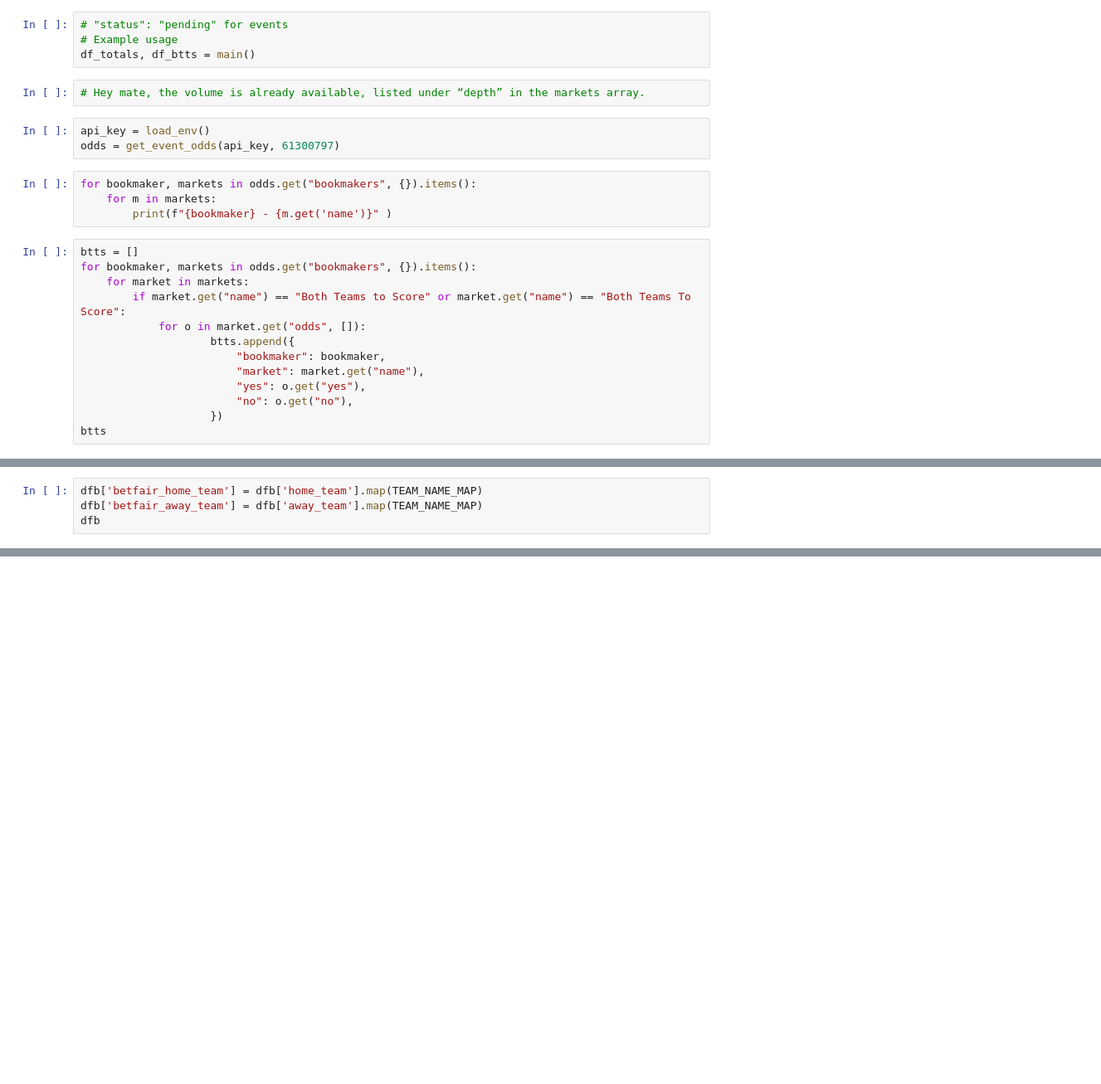
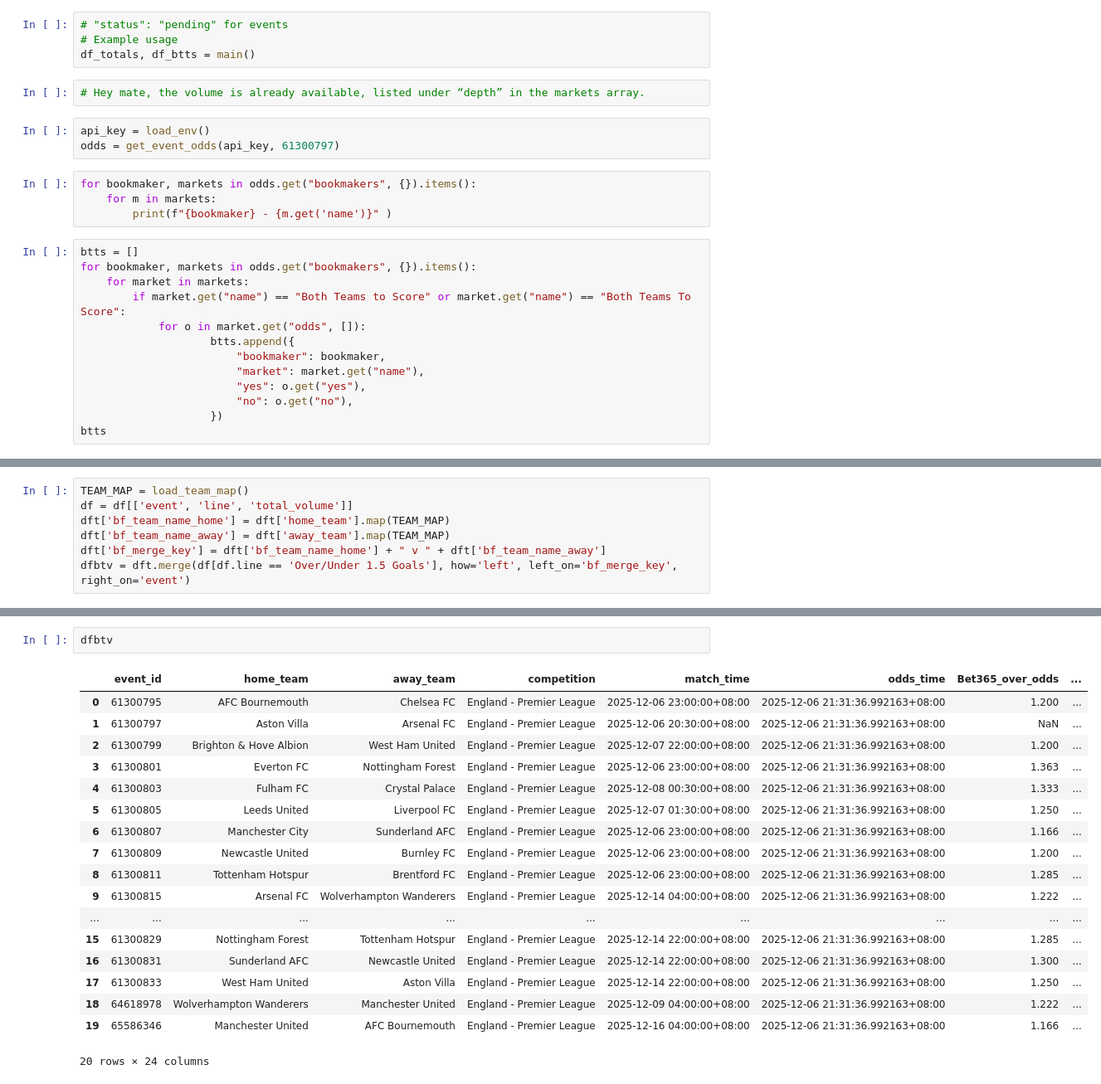
Before and after one commit to jzura/BookieGrabber, a Jupyter notebook: tester.ipynb, the cells around one changed output, grey strips where cells are left out. Shown: that part at 83% size. Saved outputs shown, nothing was run; the diff lists cells and outputs as text; blank space fills up the shorter version.

```diff
--- a/tester.ipynb
+++ b/tester.ipynb
@@ -134,4 +122,7 @@ Index(['marketId', 'line', 'total_volume', 'event', 'kickoff'], dtype='object')
 # %%
-dfb['betfair_home_team'] = dfb['home_team'].map(TEAM_NAME_MAP)
-dfb['betfair_away_team'] = dfb['away_team'].map(TEAM_NAME_MAP)
-dfb
+TEAM_MAP = load_team_map()
+df = df[['event', 'line', 'total_volume']]
+dft['bf_team_name_home'] = dft['home_team'].map(TEAM_MAP)
+dft['bf_team_name_away'] = dft['away_team'].map(TEAM_MAP)
+dft['bf_merge_key'] = dft['bf_team_name_home'] + " v " + dft['bf_team_name_away']
+dfbtv = dft.merge(df[df.line == 'Over/Under 1.5 Goals'], how='left', left_on='bf_merge_key', right_on='event')
@@ -155,0 +150,21 @@ dfb
+# %%
+dfbtv
+# %% [output]
+|  | event_id | home_team | away_team | competition | match_time | odds_time | Bet365_over_odds | ... |
+| 0 | 61300795 | AFC Bournemouth | Chelsea FC | England - Premier League | 2025-12-06 23:00:00+08:00 | 2025-12-06 21:31:36.992163+08:00 | 1.200 | ... |
+| 1 | 61300797 | Aston Villa | Arsenal FC | England - Premier League | 2025-12-06 20:30:00+08:00 | 2025-12-06 21:31:36.992163+08:00 | NaN | ... |
+| 2 | 61300799 | Brighton & Hove Albion | West Ham United | England - Premier League | 2025-12-07 22:00:00+08:00 | 2025-12-06 21:31:36.992163+08:00 | 1.200 | ... |
+| 3 | 61300801 | Everton FC | Nottingham Forest | England - Premier League | 2025-12-06 23:00:00+08:00 | 2025-12-06 21:31:36.992163+08:00 | 1.363 | ... |
+| 4 | 61300803 | Fulham FC | Crystal Palace | England - Premier League | 2025-12-08 00:30:00+08:00 | 2025-12-06 21:31:36.992163+08:00 | 1.333 | ... |
+| 5 | 61300805 | Leeds United | Liverpool FC | England - Premier League | 2025-12-07 01:30:00+08:00 | 2025-12-06 21:31:36.992163+08:00 | 1.250 | ... |
+| 6 | 61300807 | Manchester City | Sunderland AFC | England - Premier League | 2025-12-06 23:00:00+08:00 | 2025-12-06 21:31:36.992163+08:00 | 1.166 | ... |
+| 7 | 61300809 | Newcastle United | Burnley FC | England - Premier League | 2025-12-06 23:00:00+08:00 | 2025-12-06 21:31:36.992163+08:00 | 1.200 | ... |
+| 8 | 61300811 | Tottenham Hotspur | Brentford FC | England - Premier League | 2025-12-06 23:00:00+08:00 | 2025-12-06 21:31:36.992163+08:00 | 1.285 | ... |
+| 9 | 61300815 | Arsenal FC | Wolverhampton Wanderers | England - Premier League | 2025-12-14 04:00:00+08:00 | 2025-12-06 21:31:36.992163+08:00 | 1.222 | ... |
+| ... | ... | ... | ... | ... | ... | ... | ... | ... |
+| 15 | 61300829 | Nottingham Forest | Tottenham Hotspur | England - Premier League | 2025-12-14 22:00:00+08:00 | 2025-12-06 21:31:36.992163+08:00 | 1.285 | ... |
+| 16 | 61300831 | Sunderland AFC | Newcastle United | England - Premier League | 2025-12-14 22:00:00+08:00 | 2025-12-06 21:31:36.992163+08:00 | 1.300 | ... |
+| 17 | 61300833 | West Ham United | Aston Villa | England - Premier League | 2025-12-14 22:00:00+08:00 | 2025-12-06 21:31:36.992163+08:00 | 1.250 | ... |
+| 18 | 64618978 | Wolverhampton Wanderers | Manchester United | England - Premier League | 2025-12-09 04:00:00+08:00 | 2025-12-06 21:31:36.992163+08:00 | 1.222 | ... |
+| 19 | 65586346 | Manchester United | AFC Bournemouth | England - Premier League | 2025-12-16 04:00:00+08:00 | 2025-12-06 21:31:36.992163+08:00 | 1.166 | ... |
+20 rows × 24 columns
```
Also changed, not shown: parts of 8 cells of this notebook, 1 other file.
